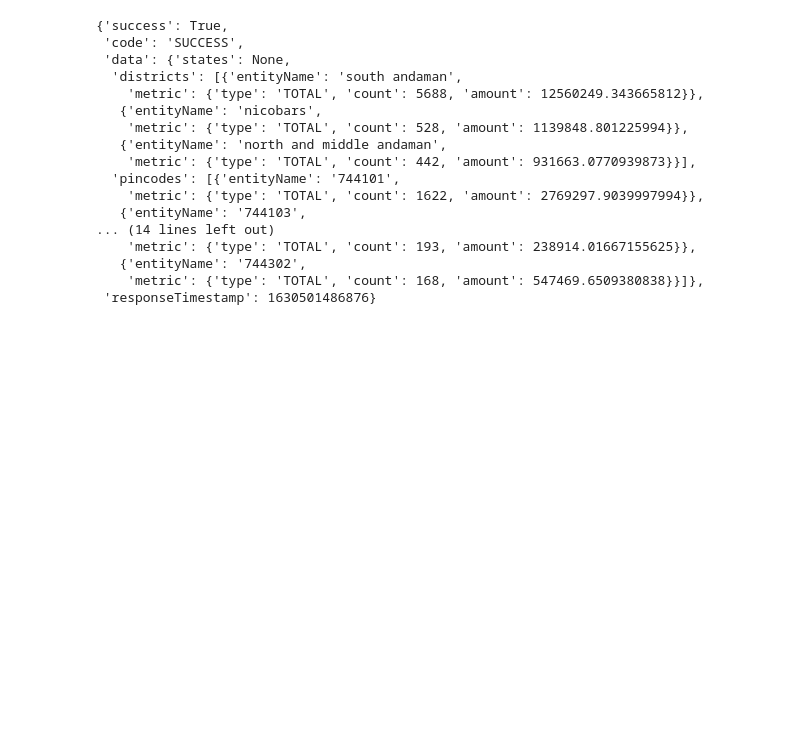
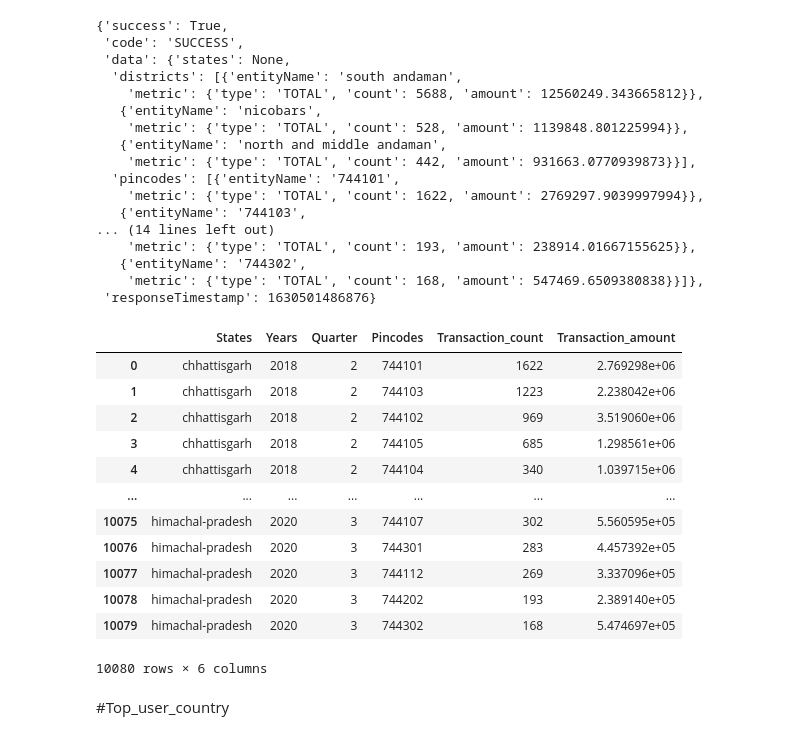
Before and after one commit to sripriya444/DS-COURSE, a Jupyter notebook: Phonepe.ipynb, the cells around one changed output. Cells and saved outputs as stored; diff of their text form; code cells hidden in the pictures; blank space fills up the shorter version.

```diff
--- a/Phonepe.ipynb
+++ b/Phonepe.ipynb
@@ -777,3 +835,51 @@ data
    {'entityName': '744302',
     'metric': {'type': 'TOTAL', 'count': 168, 'amount': 547469.6509380838}}]},
  'responseTimestamp': 1630501486876}
+# %%
+top_trans_data={'States':[], 'Years':[], 'Quarter':[], 'Pincodes':[], 'Transaction_count':[], 'Transaction_amount':[]}
+
+
+for state in top_trans_state_list:
+    years=os.listdir(f"{top_trans_state_path}/{state}")
+    for year in years:
+        quarter=os.listdir(f"{top_trans_state_path}/{state}/{year}")
+        for qtr in quarter:
+           path=f"{top_trans_state_path}/{state}/{year}/{qtr}"
+           #print(path)
+
+           with open(top_trans_path,'r') as f:
+              data=json.load(f)
+           #print(data)
+           try:
+              for i in data['data']['pincodes']:
+                entityName=i['entityName']
+                count=i['metric']['count']
+                amount=i['metric']['amount']
+                top_trans_data['Pincodes'].append(entityName)
+                top_trans_data['Transaction_count'].append(count)
+                top_trans_data['Transaction_amount'].append(amount)
+                top_trans_data['States'].append(state)
+                top_trans_data['Years'].append(year)
+                top_trans_data['Quarter'].append(int(qtr.strip(".json")))
+           except:
+               pass
+top_trans_data
+# %%
+top_trans_data_df=pd.DataFrame(top_trans_data)
+top_trans_data_df
+# %% [output]
+|  | States | Years | Quarter | Pincodes | Transaction_count | Transaction_amount |
+| 0 | chhattisgarh | 2018 | 2 | 744101 | 1622 | 2.769298e+06 |
+| 1 | chhattisgarh | 2018 | 2 | 744103 | 1223 | 2.238042e+06 |
+| 2 | chhattisgarh | 2018 | 2 | 744102 | 969 | 3.519060e+06 |
+| 3 | chhattisgarh | 2018 | 2 | 744105 | 685 | 1.298561e+06 |
+| 4 | chhattisgarh | 2018 | 2 | 744104 | 340 | 1.039715e+06 |
+| ... | ... | ... | ... | ... | ... | ... |
+| 10075 | himachal-pradesh | 2020 | 3 | 744107 | 302 | 5.560595e+05 |
+| 10076 | himachal-pradesh | 2020 | 3 | 744301 | 283 | 4.457392e+05 |
+| 10077 | himachal-pradesh | 2020 | 3 | 744112 | 269 | 3.337096e+05 |
+| 10078 | himachal-pradesh | 2020 | 3 | 744202 | 193 | 2.389140e+05 |
+| 10079 | himachal-pradesh | 2020 | 3 | 744302 | 168 | 5.474697e+05 |
+10080 rows × 6 columns
+# %% [markdown]
+#Top_user_country
```
Also changed, not shown: parts of 12 cells of this notebook.
